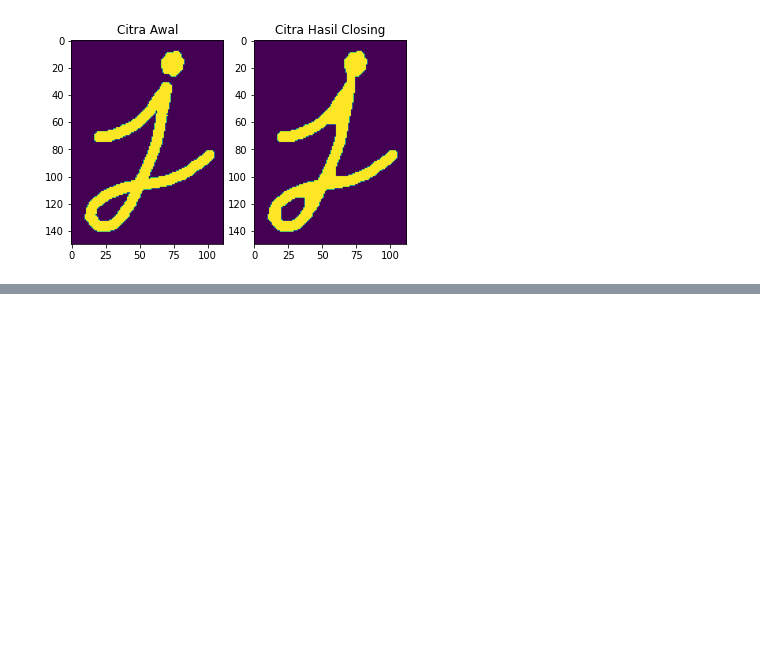
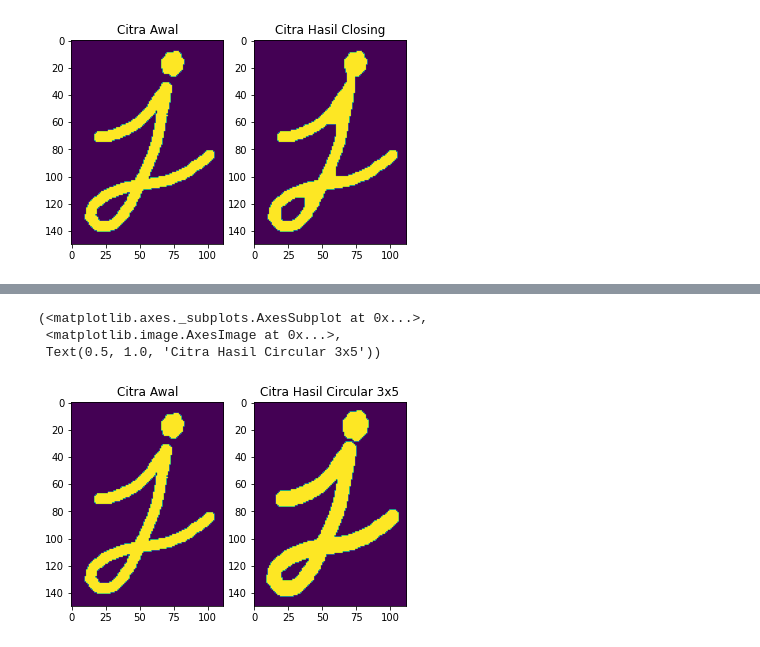
Before and after one commit to Nurhanifah99/PCVK_GENAP_2021, a Jupyter notebook: Week9.ipynb, the cells around one changed output, grey strips where cells are left out. Saved outputs shown, nothing was run; the diff lists cells and outputs as text; code cells hidden in the pictures; blank space fills up the shorter version.

```diff
--- a/Week9.ipynb
+++ b/Week9.ipynb
@@ -90,0 +116,11 @@ plt.subplot(122), plt.imshow(closing_dst), plt.title('Citra Hasil Closing')
+# %%
+kernel = cv.getStructuringElement(cv.MORPH_ELLIPSE, (3, 5))
+cross3 = cv.morphologyEx(img_gray, cv.MORPH_DILATE, kernel)
+
+plt.subplot(121), plt.imshow(img_gray), plt.title('Citra Awal')
+plt.subplot(122), plt.imshow(cross3), plt.title('Citra Hasil Circular 3x5')
+# %% [output]
+(<matplotlib.axes._subplots.AxesSubplot at 0x...>,
+ <matplotlib.image.AxesImage at 0x...>,
+ Text(0.5, 1.0, 'Citra Hasil Circular 3x5'))
+[figure, added]
```
Also changed, not shown: parts of 8 cells of this notebook.
